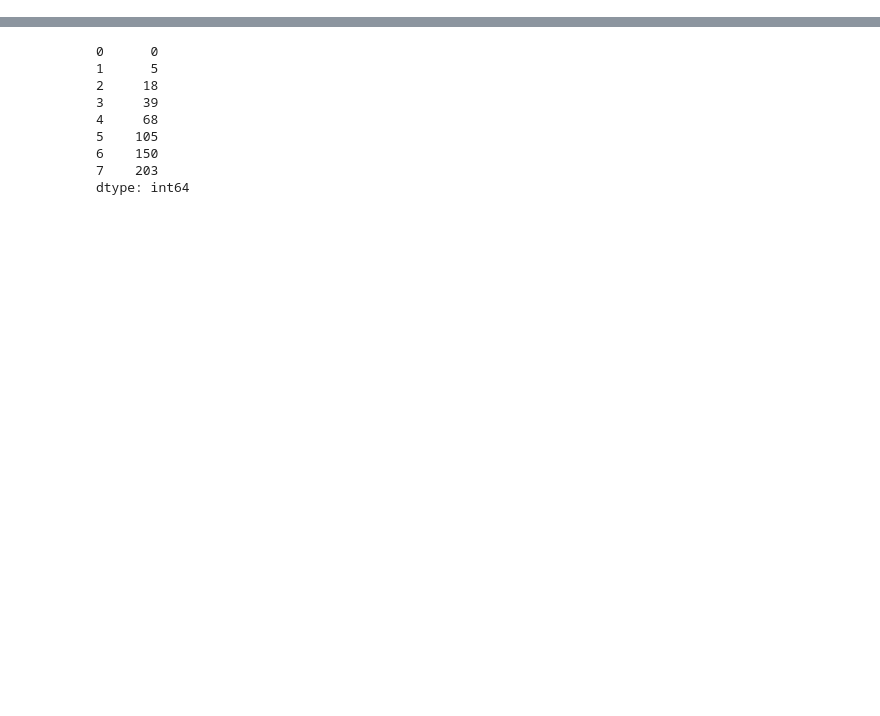
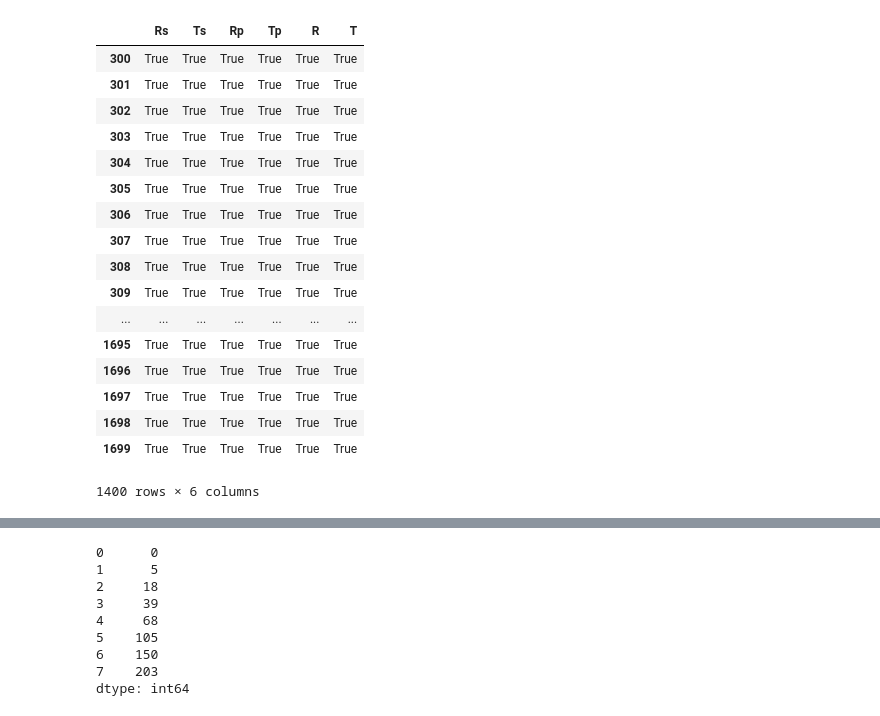
Before and after one commit to VDFaller/Optical-Modeling, a Jupyter notebook: Test.ipynb, the cells around one changed output, grey strips where cells are left out. Saved outputs shown, nothing was run; the diff lists cells and outputs as text; code cells hidden in the pictures; blank space fills up the shorter version.

```diff
--- a/Test.ipynb
+++ b/Test.ipynb
@@ -165,15 +162,0 @@ data = Data('C:/WORK!!!!/VF088 - ARC Thickness/EKE-HC d.csv', 'Data', np.arange(
-# %%
-z = 10
-power = 3
-deriv = 0
-
-df = data.df
-m = z*2+1
-
-mirror = np.array(df.loc[df.index.min()+1:df.index.min()+1+z])[::-1]
-pre = pd.Series(mirror, np.arange(df.index.min()-1-z, df.index.min()), name='Data')
-
-mirror = np.array(df.loc[df.index.max()-z:df.index.max()-1])[::-1]
-print(mirror)
-app = pd.Series(mirror, np.arange(df.index.max()+1, df.index.max()+1+z), name='Data')
-df = pd.concat([pre, df, app])
@@ -199,0 +171,23 @@ Name: Data, dtype: float64
+# %%
+def get_RT(n_array, d_list, theta, wavelengths):
+    s_data = tmm.coh_tmm('s', n_array, d_list, theta, wavelengths)
+    p_data = tmm.coh_tmm('p', n_array, d_list, theta, wavelengths)
+    psi = np.arctan(abs(p_data['r']/s_data['r']))*180/sp.pi
+    delta = -np.angle(-p_data['r']/s_data['r'])*180/sp.pi
+    u_data = {'R':(s_data['R']+p_data['R'])/2, 'T':(s_data['R']+p_data['R'])/2}
+    df = pd.DataFrame(np.array([s_data['R'], s_data['T'], p_data['R'], p_data['T'], u_data['R'], u_data['T'], psi, delta]).T,
+        index=[wavelengths], columns=['Rs', 'Ts', 'Rp', 'Tp', 'R', 'T', 'Psi', 'Delta'])
+    return df
+
+def get_RT_tmm(n_array, d_list, theta, wavelengths):
+    df = pd.DataFrame(columns=['Rs', 'Ts', 'Rp', 'Tp', 'R', 'T'])
+    for i in range(len(wavelengths)):
+        n_list = n_array[i]
+        s_data = tmm.coh_tmm('s', n_list, d_list, theta, wavelengths[i])
+        p_data = tmm.coh_tmm('p', n_list, d_list, theta, wavelengths[i])
+        u_data = {'R':(s_data['R']+p_data['R'])/2, 'T':(s_data['R']+p_data['R'])/2}
+        df.loc[wavelengths[i]] = [s_data['R'], s_data['T'], p_data['R'], p_data['T'], u_data['R'], u_data['T']]
+
+    return df
+# %%
+x = tmm.coh_tmm('p', np.array(mat), d_list, theta, np.array(mat.index))
@@ -199,0 +197,3 @@ Name: Data, dtype: float64
+# %%
+import tmm_core as tmm
+dfme = get_RT(np.array(mat), d_list, theta, np.array(mat.index))
@@ -200,3 +223,24 @@ Name: Data, dtype: float64
+# %%
+dftmm.applymap(lambda x: '%.5f' % x) == dfme.applymap(lambda x: '%.5f' % x)
+# %% [output]
+|  | Rs | Ts | Rp | Tp | R | T |
+| 300 | True | True | True | True | True | True |
+| 301 | True | True | True | True | True | True |
+| 302 | True | True | True | True | True | True |
+| 303 | True | True | True | True | True | True |
+| 304 | True | True | True | True | True | True |
+| 305 | True | True | True | True | True | True |
+| 306 | True | True | True | True | True | True |
+| 307 | True | True | True | True | True | True |
+| 308 | True | True | True | True | True | True |
+| 309 | True | True | True | True | True | True |
+| ... | ... | ... | ... | ... | ... | ... |
+| 1695 | True | True | True | True | True | True |
+| 1696 | True | True | True | True | True | True |
+| 1697 | True | True | True | True | True | True |
+| 1698 | True | True | True | True | True | True |
+| 1699 | True | True | True | True | True | True |
+1400 rows × 6 columns
 # %%
 from matplotlib import pyplot as plt
 # %%
```
Also changed, not shown: parts of 16 cells of this notebook, 15 other files.
